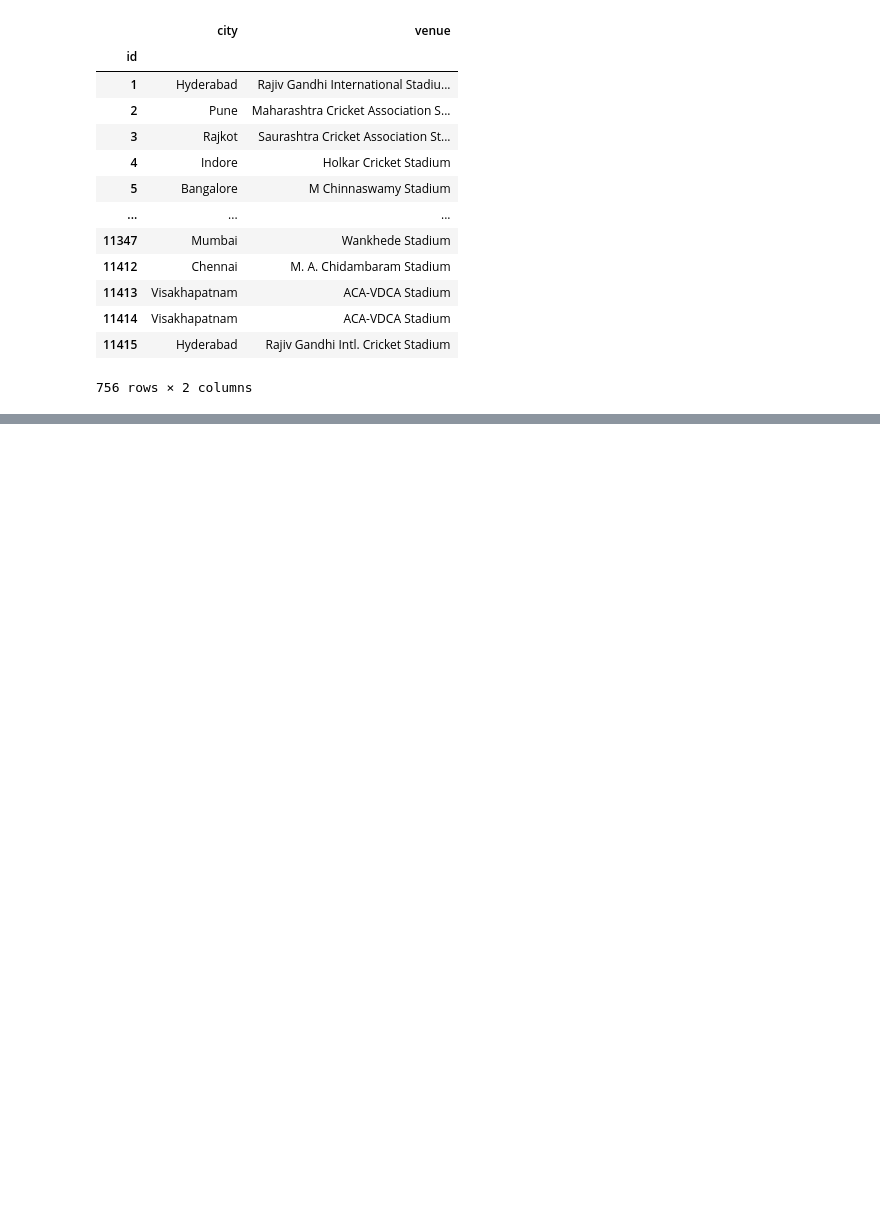
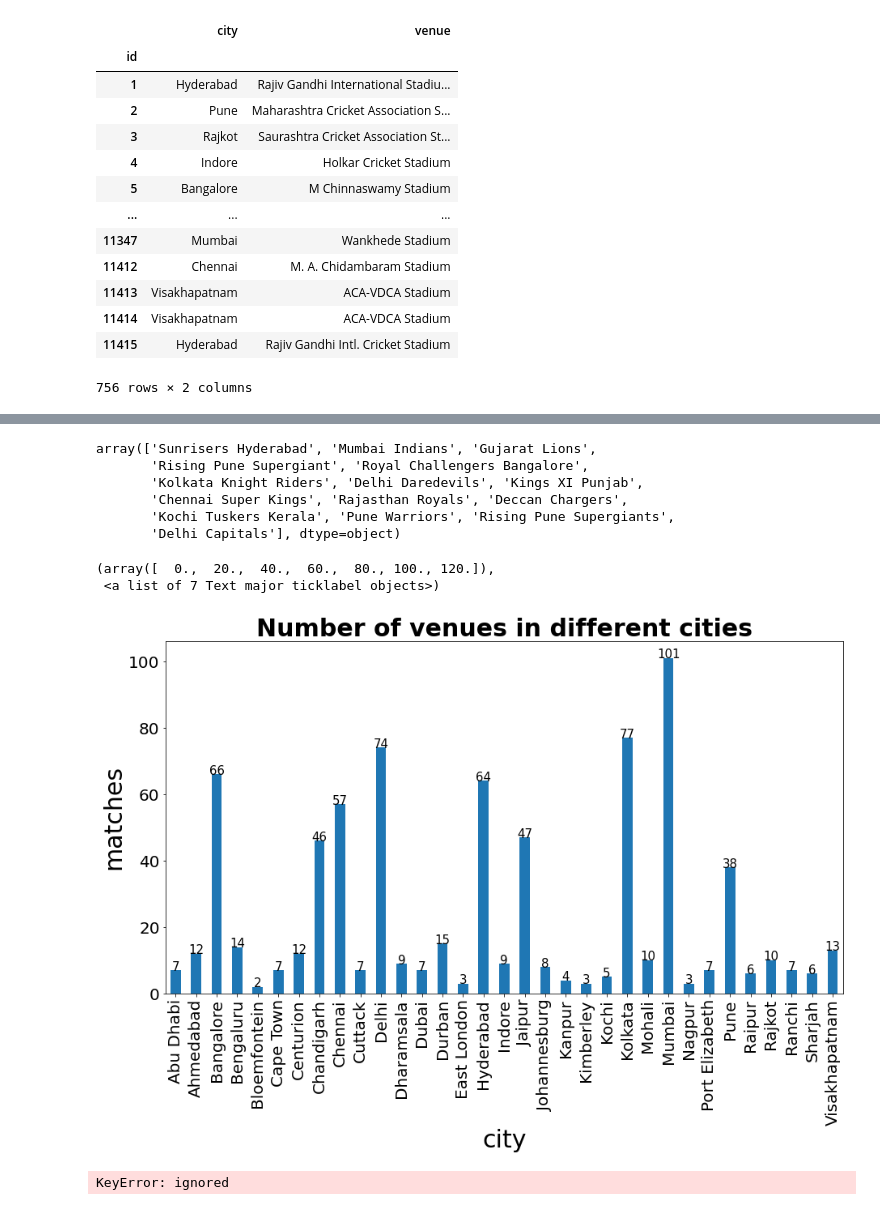
Before and after one commit to nehit210/EDA-on-sports-dataset, a Jupyter notebook: EDA.ipynb, the cells around one changed output, grey strips where cells are left out. Cells and saved outputs as stored; diff of their text form; code cells hidden in the pictures; blank space fills up the shorter version.

```diff
--- a/EDA.ipynb
+++ b/EDA.ipynb
@@ -238,0 +271,32 @@ matches[["city","venue"]]
+# %%
+matches.team1.unique()
+# %% [output]
+array(['Sunrisers Hyderabad', 'Mumbai Indians', 'Gujarat Lions',
+       'Rising Pune Supergiant', 'Royal Challengers Bangalore',
+       'Kolkata Knight Riders', 'Delhi Daredevils', 'Kings XI Punjab',
+       'Chennai Super Kings', 'Rajasthan Royals', 'Deccan Chargers',
+       'Kochi Tuskers Kerala', 'Pune Warriors', 'Rising Pune Supergiants',
+       'Delhi Capitals'], dtype=object)
+# %%
+ven=pd.crosstab(matches['city'],matches['venue'])
+ven['count']=ven.sum(axis='columns')
+v=ven['count']
+
+plt.figure(figsize=(15,8))
+v.plot(kind='bar',legend=False)
+plt.title("Number of venues in different cities",fontsize=30,fontweight='bold')
+for index,data in enumerate(v):
+    plt.text(x=index , y =data+1 , s=f"{data}" , fontdict=dict(fontsize=15), horizontalalignment='center',
+                verticalalignment='center')
+plt.xlabel('city',size=30)
+plt.ylabel('matches',size=30)
+plt.xticks(size=20)
+plt.yticks(size=20)
+# %% [output]
+(array([  0.,  20.,  40.,  60.,  80., 100., 120.]),
+ <a list of 7 Text major ticklabel objects>)
+[figure, added]
+# %%
+ven[pd.isnull('city')]
+# %% [output]
+KeyError: ignored
```
Also changed, not shown: parts of 7 cells of this notebook.
